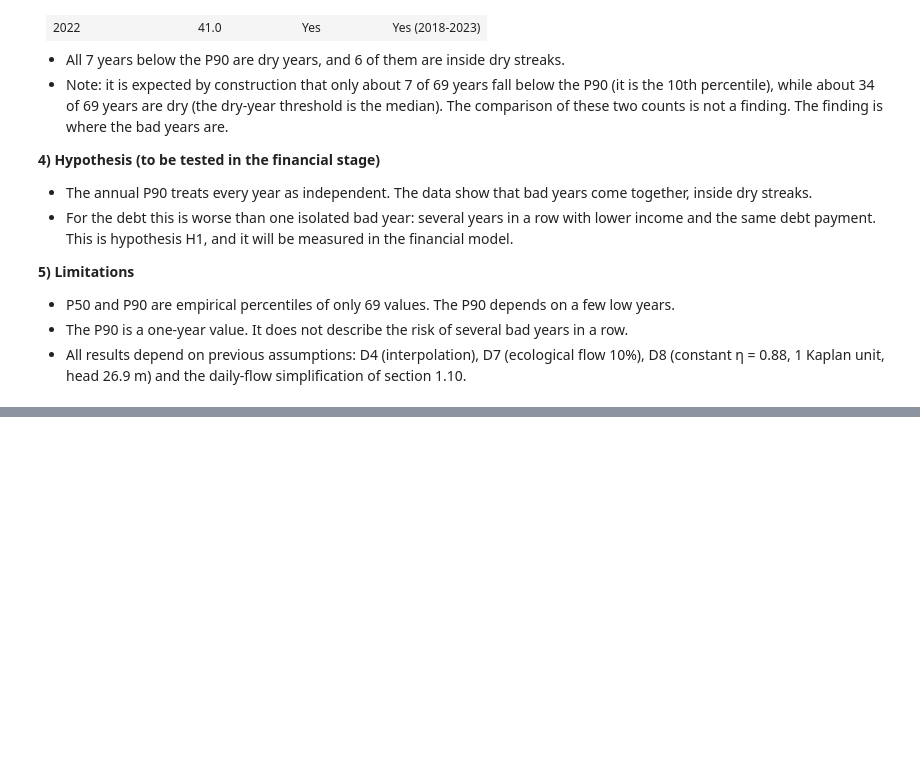
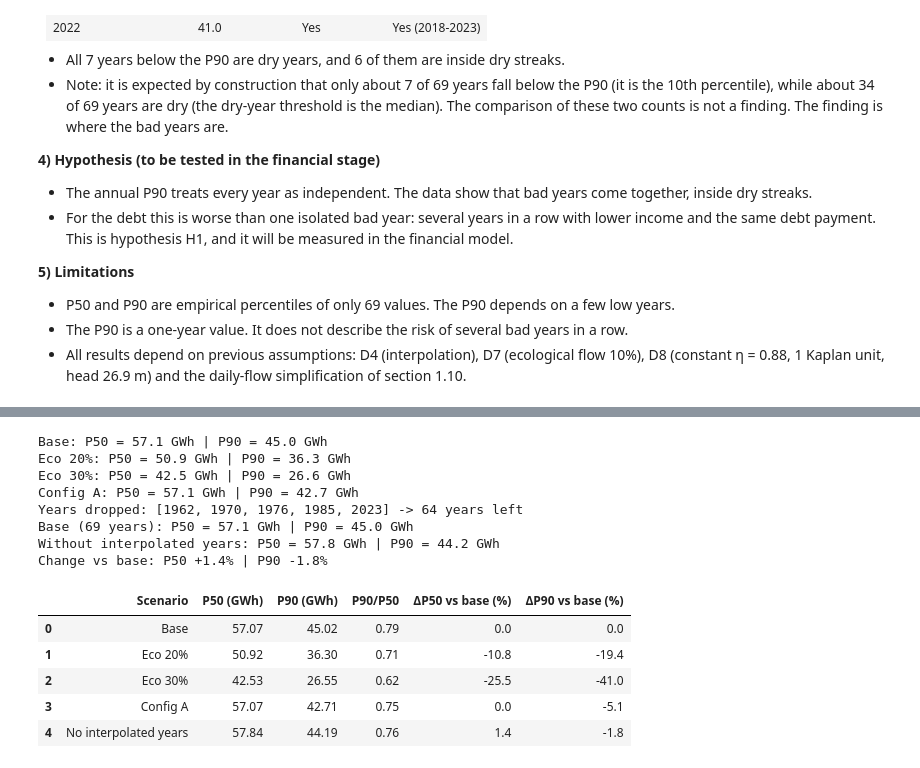
Before and after one commit to IgnacioFunesDeluigi/hydro-project-finance, a Jupyter notebook: notebooks/01_hydrology.ipynb, the cells around one changed output, grey strips where cells are left out. Saved outputs shown, nothing was run; the diff lists cells and outputs as text; code cells hidden in the pictures; blank space fills up the shorter version.

Commit message:
Add sensitivity analysis and D4 validation (section 1.12); update learning log

```diff
--- a/notebooks/01_hydrology.ipynb
+++ b/notebooks/01_hydrology.ipynb
@@ -904,0 +945,78 @@ Of those, dry years: [1965, 1969, 1971, 1997, 2011, 2020, 2022]
+# %%
+def compute_annual_energy(eco_fraction=0.10, min_tech_fraction=0.15, n_units=1):
+    """Return annual energy (GWh) per hydrological year for one scenario.
+    Design flow (q_design), head (H_n) and efficiency (eta) stay fixed."""
+
+    # 1) Available flow: river flow minus ecological flow (eco_fraction x mean flow)  -> section 1.8
+
+    q_ec = q_hy_average * eco_fraction
+    q_available = (q_hy - q_ec).clip(lower=0)
+
+    # 2) Turbined flow: cap at q_design; zero below the minimum technical flow
+    #    of ONE unit = min_tech_fraction x (q_design / n_units)                       -> section 1.10
+
+    q_min_tech = min_tech_fraction * (q_design / n_units)
+        # Re-tunning q_available to obtain q_turbined
+    q_turbined = q_available.clip(upper = q_design)
+    q_turbined = q_turbined.where(q_turbined >= q_min_tech,0)
+
+    # 3) Daily energy (MWh) with P = rho*g*Q*H*eta, times 24                           -> section 1.10
+        # Define power_mw and energy_mwh with the already tuned q_turbined
+    power_mw = (rho * g * q_turbined * H_n * eta)/(1e6)   # P = ρ · g · Q · H_n · η
+    energy_mwh = power_mw * 24
+        # Check that the power is still 10 MW: fixed parameter
+    assert abs(power_mw.max() - 10) < 0.01, "Max power must stay at 10 MW (same plant)"
+
+    # 4) Sum by hydrological year, divide by 1000 -> GWh                                -> section 1.11
+    hy_energy = energy_mwh.index.year + (energy_mwh.index.month >= 10)
+    e_annual_gwh = energy_mwh.groupby(hy_energy).sum() / 1000   # MWh -> GWh
+
+    return e_annual_gwh
+
+# Generate the different scenarios: Base, eco=20%, eco=30%, config. A
+e_base  = compute_annual_energy()
+e_eco20 = compute_annual_energy(eco_fraction=0.20)
+e_eco30 = compute_annual_energy(eco_fraction=0.30)
+e_confA = compute_annual_energy(min_tech_fraction=0.50, n_units=2)
+
+# For each scenario function output, calculate P50 and P90
+for name, e in [("Base", e_base), ("Eco 20%", e_eco20), ("Eco 30%", e_eco30), ("Config A", e_confA)]:
+    print(f"{name}: P50 = {e.quantile(0.50):.1f} GWh | P90 = {e.quantile(0.10):.1f} GWh")
+
+
+# D4 validation: drop hydrological years that contain interpolated days
+
+hy_all = q.index.year + (q.index.month >= 10)
+filled_years = sorted(set(hy_all[filled.values]))
+
+e_no_interp = e_base.drop(filled_years)          # same annual energy, without those 5 years
+
+print(f"Years dropped: {filled_years} -> {len(e_no_interp)} years left")
+for name, e in [("Base (69 years)", e_base), ("Without interpolated years", e_no_interp)]:
+    print(f"{name}: P50 = {e.quantile(0.50):.1f} GWh | P90 = {e.quantile(0.10):.1f} GWh")
+
+change_p50 = (e_no_interp.quantile(0.50) / e_base.quantile(0.50) - 1) * 100
+change_p90 = (e_no_interp.quantile(0.10) / e_base.quantile(0.10) - 1) * 100
+print(f"Change vs base: P50 {change_p50:+.1f}% | P90 {change_p90:+.1f}%")
+
+# Create a Dataframe from a list
+rows = []
+for name, e in [("Base", e_base), ("Eco 20%", e_eco20), ("Eco 30%", e_eco30), ("Config A", e_confA), ("No interpolated years", e_no_interp)]:
+    rows.append({"Scenario": name, "P50 (GWh)": e.quantile(0.50), "P90 (GWh)": e.quantile(0.1), "P90/P50": e.quantile(0.1)/e.quantile(0.50), "ΔP50 vs base (%)": ((e.quantile(0.50) / e_base.quantile(0.50) - 1) * 100).round(1), "ΔP90 vs base (%)":((e.quantile(0.1) / e_base.quantile(0.1) - 1) * 100).round(1), })
+results = pd.DataFrame(rows).round(2)
+display(results)
+# %% [output]
+Base: P50 = 57.1 GWh | P90 = 45.0 GWh
+Eco 20%: P50 = 50.9 GWh | P90 = 36.3 GWh
+Eco 30%: P50 = 42.5 GWh | P90 = 26.6 GWh
+Config A: P50 = 57.1 GWh | P90 = 42.7 GWh
+Years dropped: [1962, 1970, 1976, 1985, 2023] -> 64 years left
+Base (69 years): P50 = 57.1 GWh | P90 = 45.0 GWh
+Without interpolated years: P50 = 57.8 GWh | P90 = 44.2 GWh
+Change vs base: P50 +1.4% | P90 -1.8%
+|  | Scenario | P50 (GWh) | P90 (GWh) | P90/P50 | ΔP50 vs base (%) | ΔP90 vs base (%) |
+| 0 | Base | 57.07 | 45.02 | 0.79 | 0.0 | 0.0 |
+| 1 | Eco 20% | 50.92 | 36.30 | 0.71 | -10.8 | -19.4 |
+| 2 | Eco 30% | 42.53 | 26.55 | 0.62 | -25.5 | -41.0 |
+| 3 | Config A | 57.07 | 42.71 | 0.75 | 0.0 | -5.1 |
+| 4 | No interpolated years | 57.84 | 44.19 | 0.76 | 1.4 | -1.8 |
```
Also changed, not shown: parts of 4 cells of this notebook, 2 other files.
